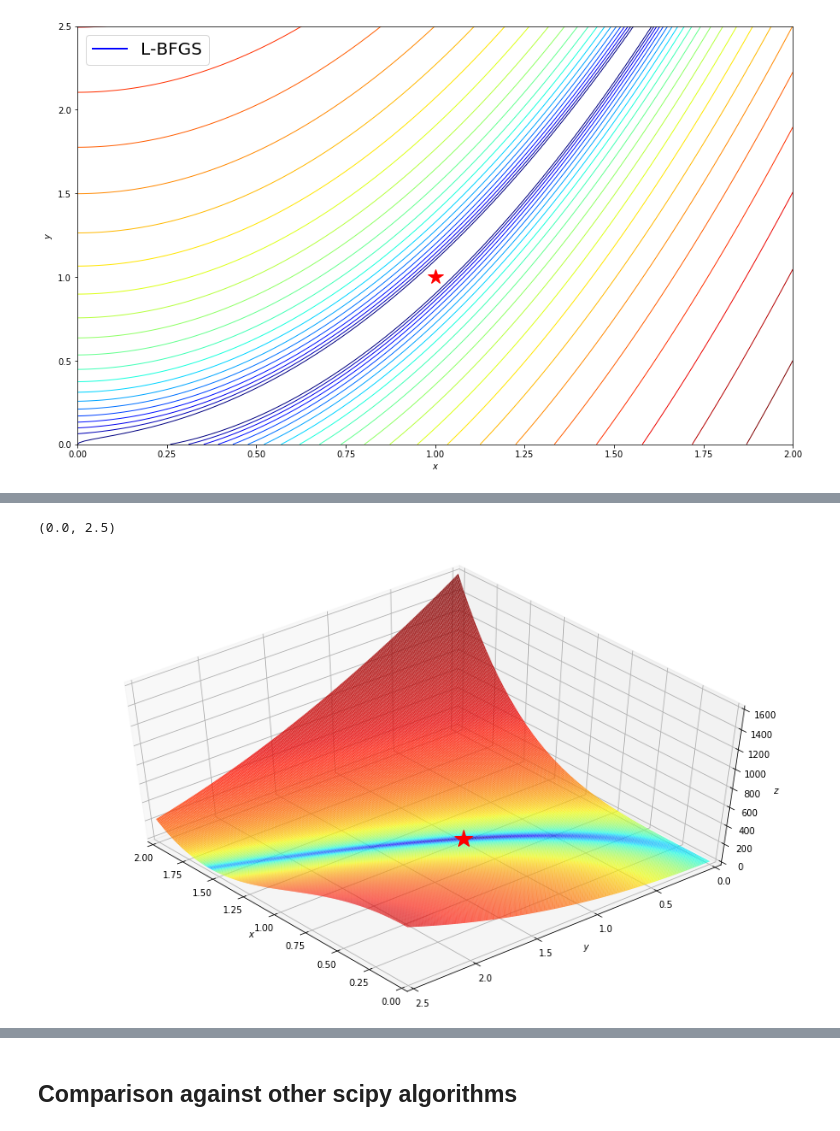
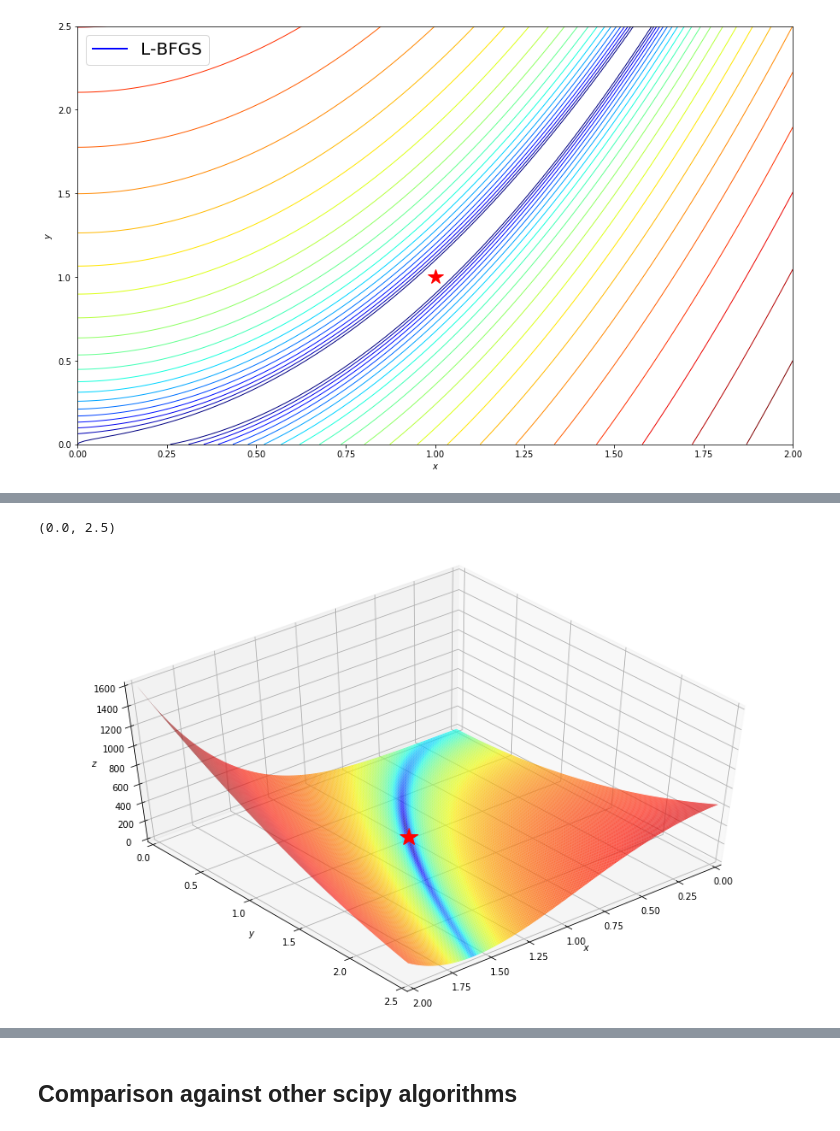
Before and after one commit to simonbatzner/L-BFGS-Julia, a Jupyter notebook: Visualization/Viz.ipynb, the cells around one changed output, grey strips where cells are left out. Saved outputs shown, nothing was run; the diff lists cells and outputs as text; code cells hidden in the pictures.

Commit message:
updated figures and comparisons

```diff
--- a/Visualization/Viz.ipynb
+++ b/Visualization/Viz.ipynb
@@ -205,24 +220,24 @@ HTML(anim.to_html5_video())
 [interactive output not drawn]
 # %%
 plt.rcParams['lines.linewidth'] = 2.5
-fig = plt.figure(figsize=(15, 9))
-ax = plt.axes(projection='3d', elev=50, azim=140)
+fig = plt.figure(figsize=(15, 10))
+ax = plt.axes(projection='3d', elev=50, azim=50)
 
 ax.plot_surface(x, y, z, norm=LogNorm(), rstride=1, cstride=1, edgecolor='none', alpha=.8, cmap=plt.cm.jet)
 ax.plot(*minima_, f(*minima_), 'r*', markersize=20)
 
 line, = ax.plot([], [], [], 'b', label='Newton-CG', lw=2)
 point, = ax.plot([], [], [], 'bo')
 
 ax.set_xlabel('$x$')
 ax.set_ylabel('$y$')
 ax.set_zlabel('$z$')
 
 ax.set_xlim((xmin, xmax))
 ax.set_ylim((ymin, ymax))
 # %% [output]
 (0.0, 2.5)
-[figure, old version]
+[figure, new version]
 # %%
 def init():
     line.set_data([], [])
```
Also changed, not shown: parts of 15 cells of this notebook.
